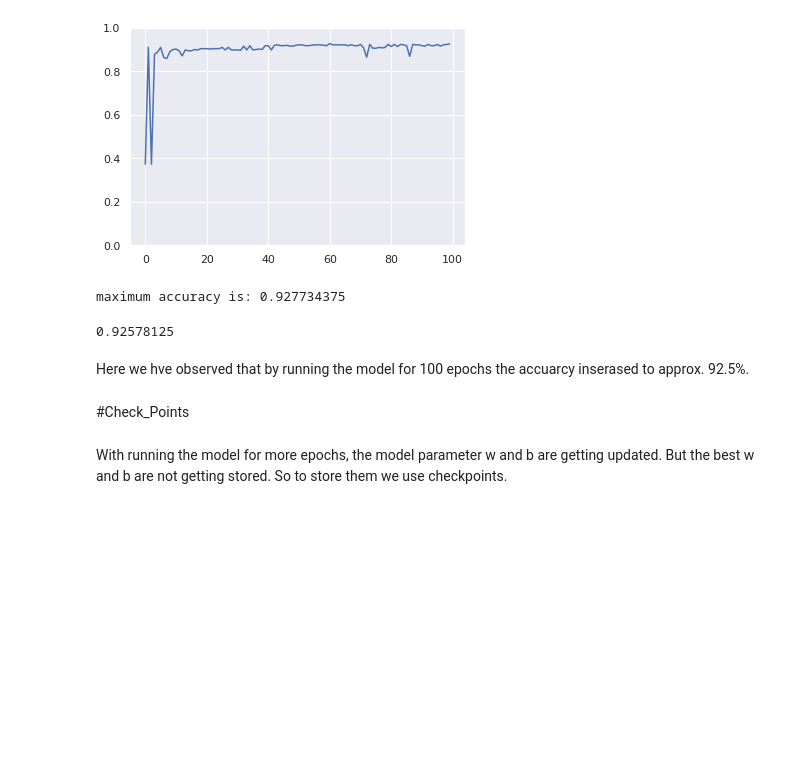
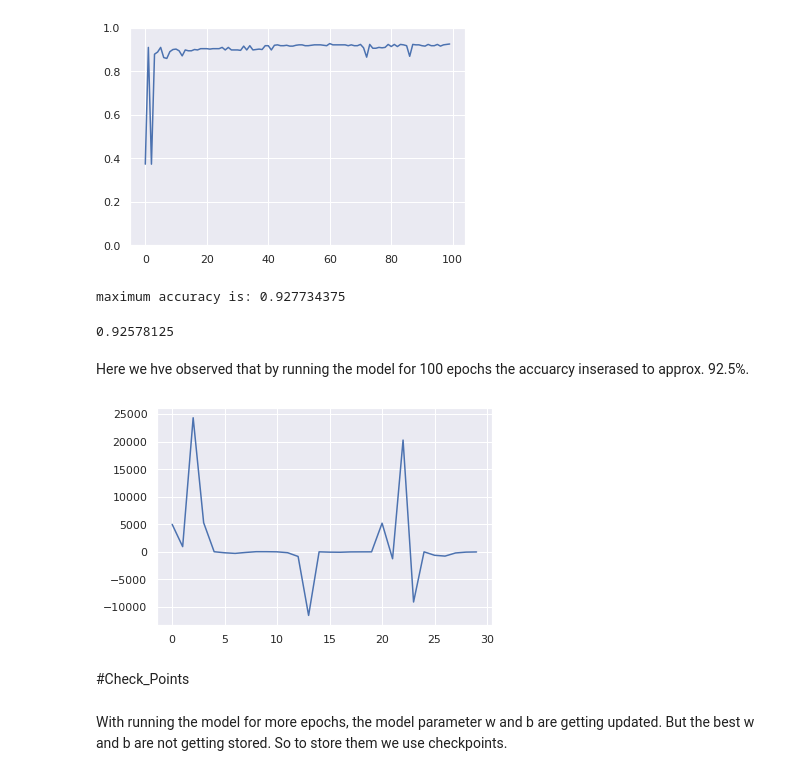
Before and after one commit to aryadeo/NEURAL_NETWORK_BASICS, a Jupyter notebook: Pereptron/Perceptron_detailed.ipynb, the cells around one changed output. Saved outputs shown, nothing was run; the diff lists cells and outputs as text; code cells hidden in the pictures; blank space fills up the shorter version.

```diff
--- a/Pereptron/Perceptron_detailed.ipynb
+++ b/Pereptron/Perceptron_detailed.ipynb
@@ -97,7 +97,7 @@ It could be better by running it for more epochs.
 # %% [markdown]
 #Epochs
 # %%
-class Perceptron:
+class Perceptron_1:
 
   def __init__(self):
     self.b=None
@@ -148 +146,3 @@ perceptron_test=Perceptron()
+# %%
+perceptron_test_1=Perceptron_1()
 # %%
@@ -158,6 +158,11 @@ print(accuracy)
 0.92578125
 # %% [markdown]
 Here we hve observed that by running the model for 100 epochs the accuarcy inserased to approx. 92.5%.
+# %%
+plt.plot(perceptron_test_1.w)
+plt.show()
+# %% [output]
+[figure, added]
 # %% [markdown]
 #Check_Points
 # %% [markdown]
```
Also changed, not shown: parts of 22 cells of this notebook.
